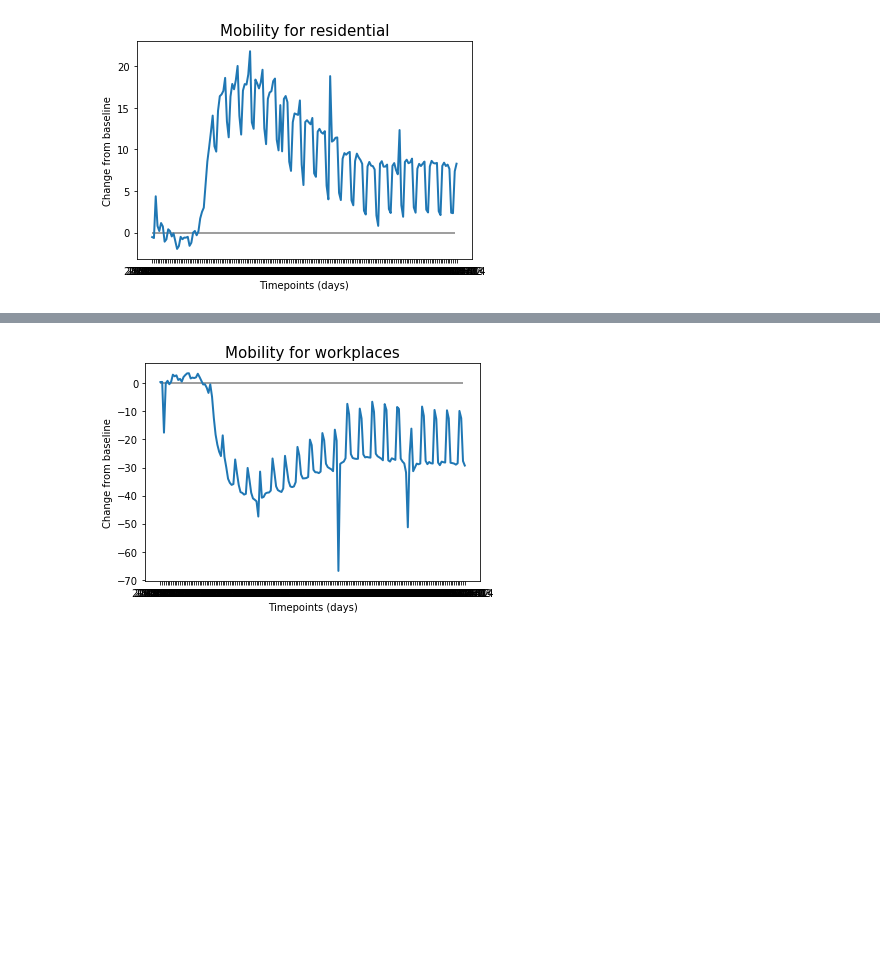
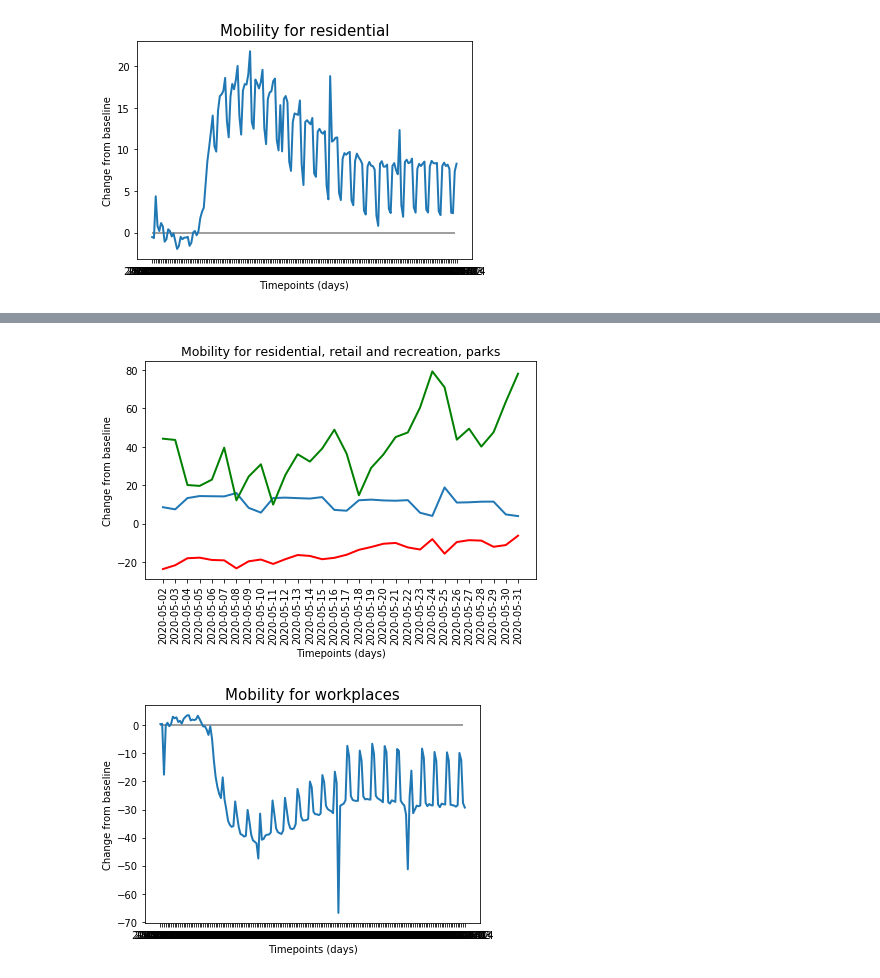
Before and after one commit to LisaHarrison08/Project_G4, a Jupyter notebook: S/St Start.ipynb, the cells around one changed output, grey strips where cells are left out. Cells and saved outputs as stored; diff of their text form; code cells hidden in the pictures; blank space fills up the shorter version.

```diff
--- a/S/St Start.ipynb
+++ b/S/St Start.ipynb
@@ -189,3 +231,9 @@ plt.hlines(0,0,170,alpha = 0.5)
 plt.show()
 # %% [output]
 [figure]
+# %%
+start_date = "2020-05-01"
+end_date = "2020-05-31"
+mask = (data_by_date_df["date"] > start_date) & (data_by_date_df["date"] <= end_date)
+april_month_df = data_by_date_df.loc[mask]
+april_month_df
@@ -192,3 +258,31 @@ plt.show()
+# %%
+plt.plot(april_month_df["date"],
+         april_month_df["residential"],
+         linewidth=2, label = "Residential")
+
+plt.plot(april_month_df["date"],
+         april_month_df["parks"],
+         linewidth=2, label = "Parks", color="Green")
+
+plt.plot(april_month_df["date"],
+         april_month_df["retail_and_recreation"],
+         linewidth=2, label = "retail_and_recreation", color="Red")
+
+# driving = plt.plot(renamed_df[‘dates’],renamed_df[‘driving’],linewidth = 4, color=“Blue”, label = “Driving”)
+
+
+# Adding title, x labels and y labels
+plt.title("Mobility for residential, retail and recreation, parks", size = 12.5)
+plt.xlabel("Timepoints (days)")
+plt.ylabel("Change from baseline")
+plt.xticks(rotation=90)
+# plt.figure(figsize=(10,5))
+plt.rcParams['figure.figsize'] = [7, 4]
+# plt.hlines(0,0,10,alpha = 0.5)
+plt.savefig('fig7.png', dpi = 100)
+plt.show()
+# %% [output]
+[figure, added]
 # %%
 # I wonder if the spikes, are for the actual weekends? We should further analyze that,
 # and if it confirms, it wll be an intresting observation.
```
Also changed, not shown: parts of 6 cells of this notebook, 2 other files.
